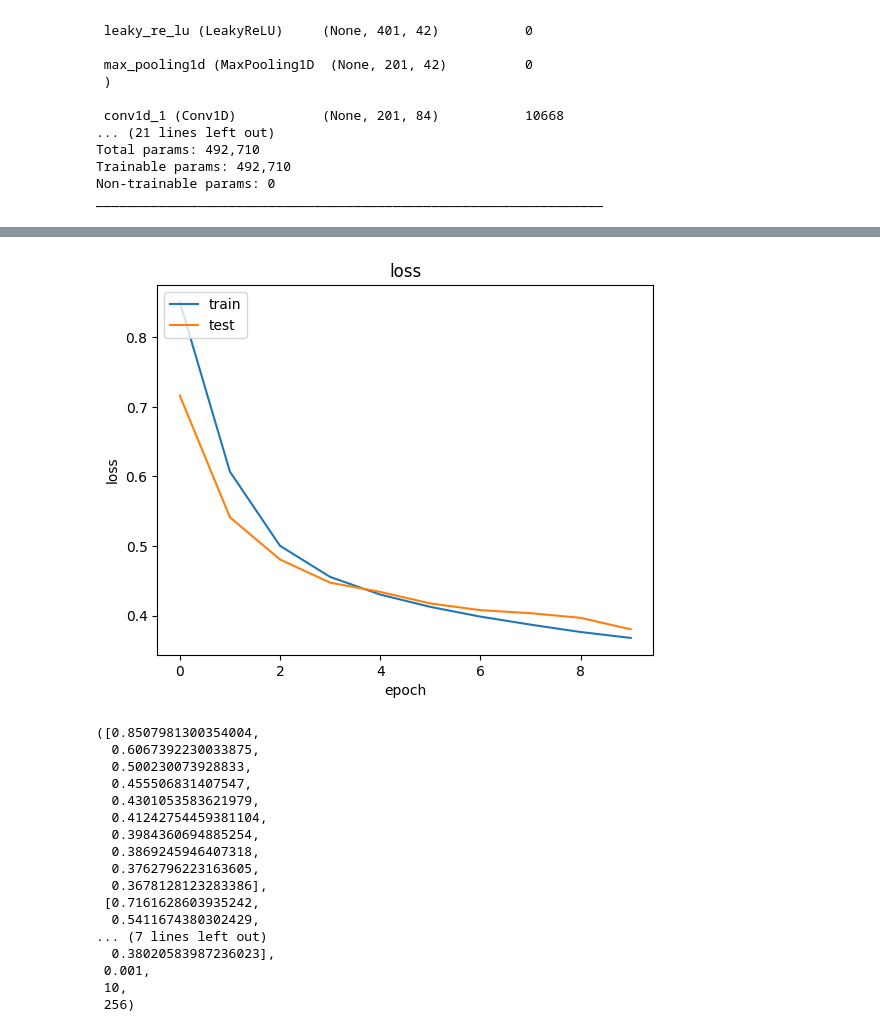
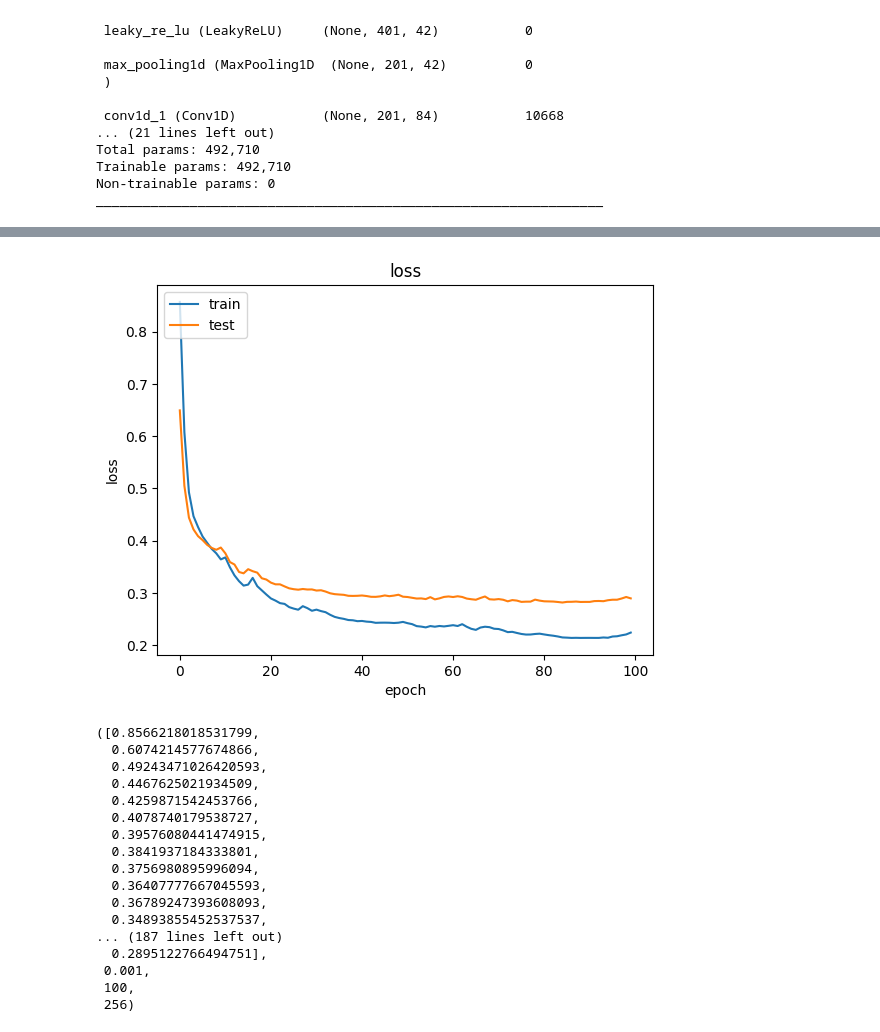
Before and after one commit to Alexanderstaehle/Neuorinformatics_project, a Jupyter notebook: conv_ae.ipynb, the cells around one changed output, grey strips where cells are left out. Saved outputs shown, nothing was run; the diff lists cells and outputs as text; code cells hidden in the pictures.

```diff
--- a/conv_ae.ipynb
+++ b/conv_ae.ipynb
@@ -554,5 +548,5 @@ Median
 # %%
-acc_over_n_runs(conv_autoencoder, scaled_X_nomt_test, scaled_X_free, 0.4, 10)
+acc_over_n_runs(conv_autoencoder, scaled_X_nomt_test, scaled_X_free, 0.25, 10)
 # %% [output]
 ###################
 ###################
@@ -659,6 +653,6 @@ _________________________________________________________________
 # conv_autoencoder.decoder.summary()
 # %%
 train_model(
-    conv_autoencoder, scaled_X_nomt_train, scaled_X_nomt_test, opt, epochs=10, bs=256
+    conv_autoencoder, scaled_X_nomt_train, scaled_X_nomt_test, opt, epochs=100, bs=256
 )
 # %% [output]
@@ -685,20 +676,20 @@ Epoch 10/10
-[figure, old version]
+[figure, new version]
-([0.8507981300354004,
-  0.6067392230033875,
-  0.500230073928833,
-  0.455506831407547,
-  0.4301053583621979,
-  0.41242754459381104,
-  0.3984360694885254,
-  0.3869245946407318,
-  0.3762796223163605,
-  0.3678128123283386],
- [0.7161628603935242,
-  0.5411674380302429,
-... (7 lines left out)
-  0.38020583987236023],
+([0.8566218018531799,
+  0.6074214577674866,
+  0.49243471026420593,
+  0.4467625021934509,
+  0.4259871542453766,
+  0.4078740179538727,
+  0.39576080441474915,
+  0.3841937184333801,
+  0.3756980895996094,
+  0.36407777667045593,
+  0.36789247393608093,
+  0.34893855452537537,
+... (187 lines left out)
+  0.2895122766494751],
  0.001,
- 10,
+ 100,
  256)
 # %%
 print_and_calc_results(
```
Also changed, not shown: parts of 9 cells of this notebook.
